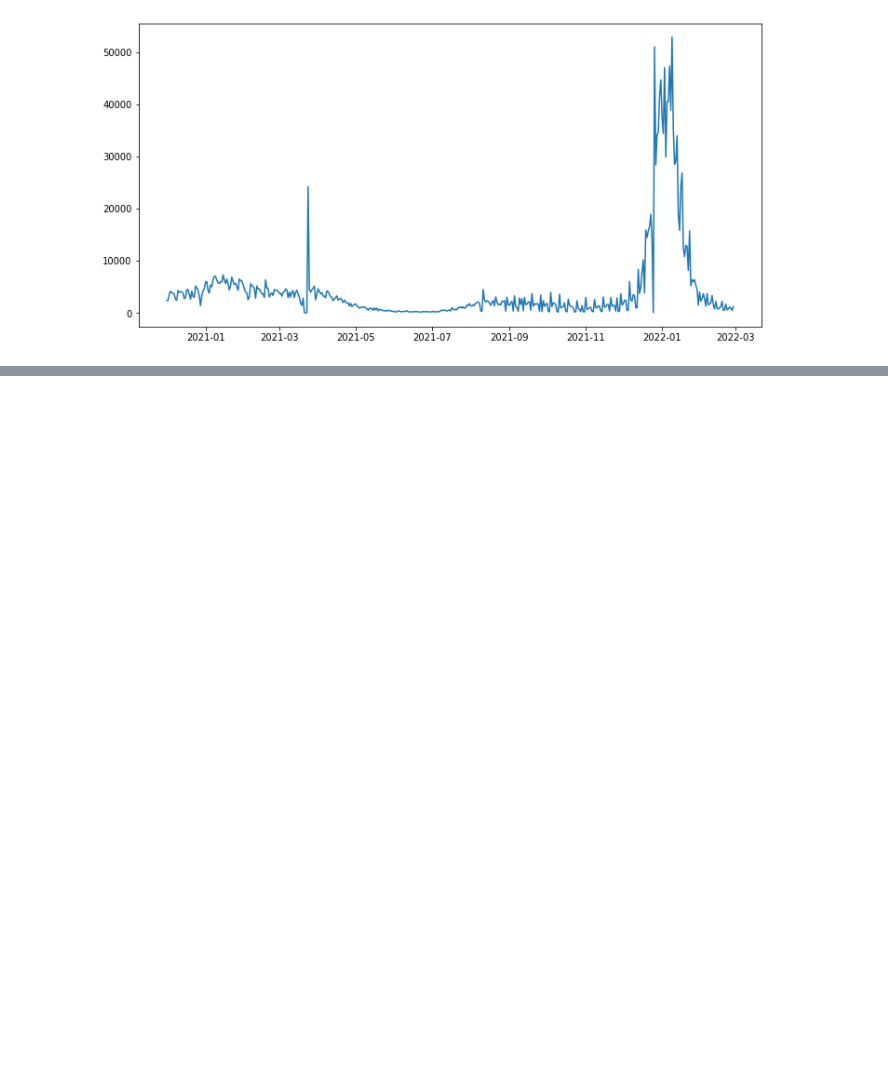
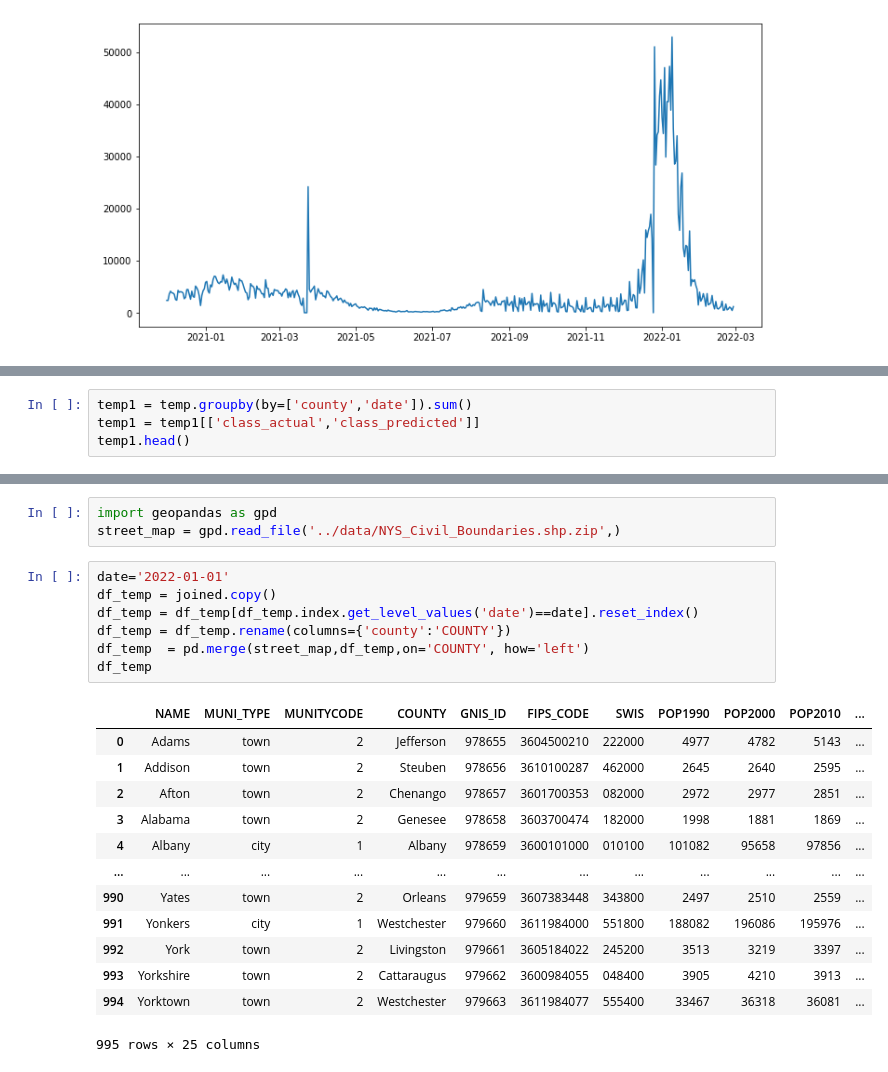
Before and after one commit to AnishaMathur/NY-State-Covid-Analysis, a Jupyter notebook: notebooks/ML2.ipynb, the cells around one changed output, grey strips where cells are left out. Cells and saved outputs as stored; diff of their text form; blank space fills up the shorter version.

```diff
--- a/notebooks/ML2.ipynb
+++ b/notebooks/ML2.ipynb
@@ -305,0 +346,4 @@ x[['daily_cases_diff','Partially Vaccinated']]
+# %%
+temp1 = temp.groupby(by=['county','date']).sum()
+temp1 = temp1[['class_actual','class_predicted']]
+temp1.head()
@@ -305,0 +439,24 @@ x[['daily_cases_diff','Partially Vaccinated']]
+# %%
+import geopandas as gpd
+street_map = gpd.read_file('../data/NYS_Civil_Boundaries.shp.zip',)
+# %%
+date='2022-01-01'
+df_temp = joined.copy()
+df_temp = df_temp[df_temp.index.get_level_values('date')==date].reset_index()
+df_temp = df_temp.rename(columns={'county':'COUNTY'})
+df_temp  = pd.merge(street_map,df_temp,on='COUNTY', how='left')
+df_temp
+# %% [output]
+|  | NAME | MUNI_TYPE | MUNITYCODE | COUNTY | GNIS_ID | FIPS_CODE | SWIS | POP1990 | POP2000 | POP2010 | ... |
+| 0 | Adams | town | 2 | Jefferson | 978655 | 3604500210 | 222000 | 4977 | 4782 | 5143 | ... |
+| 1 | Addison | town | 2 | Steuben | 978656 | 3610100287 | 462000 | 2645 | 2640 | 2595 | ... |
+| 2 | Afton | town | 2 | Chenango | 978657 | 3601700353 | 082000 | 2972 | 2977 | 2851 | ... |
+| 3 | Alabama | town | 2 | Genesee | 978658 | 3603700474 | 182000 | 1998 | 1881 | 1869 | ... |
+| 4 | Albany | city | 1 | Albany | 978659 | 3600101000 | 010100 | 101082 | 95658 | 97856 | ... |
+| ... | ... | ... | ... | ... | ... | ... | ... | ... | ... | ... | ... |
+| 990 | Yates | town | 2 | Orleans | 979659 | 3607383448 | 343800 | 2497 | 2510 | 2559 | ... |
+| 991 | Yonkers | city | 1 | Westchester | 979660 | 3611984000 | 551800 | 188082 | 196086 | 195976 | ... |
+| 992 | York | town | 2 | Livingston | 979661 | 3605184022 | 245200 | 3513 | 3219 | 3397 | ... |
+| 993 | Yorkshire | town | 2 | Cattaraugus | 979662 | 3600984055 | 048400 | 3905 | 4210 | 3913 | ... |
+| 994 | Yorktown | town | 2 | Westchester | 979663 | 3611984077 | 555400 | 33467 | 36318 | 36081 | ... |
+995 rows × 25 columns
```
Also changed, not shown: parts of 14 cells of this notebook, 1 other file.
